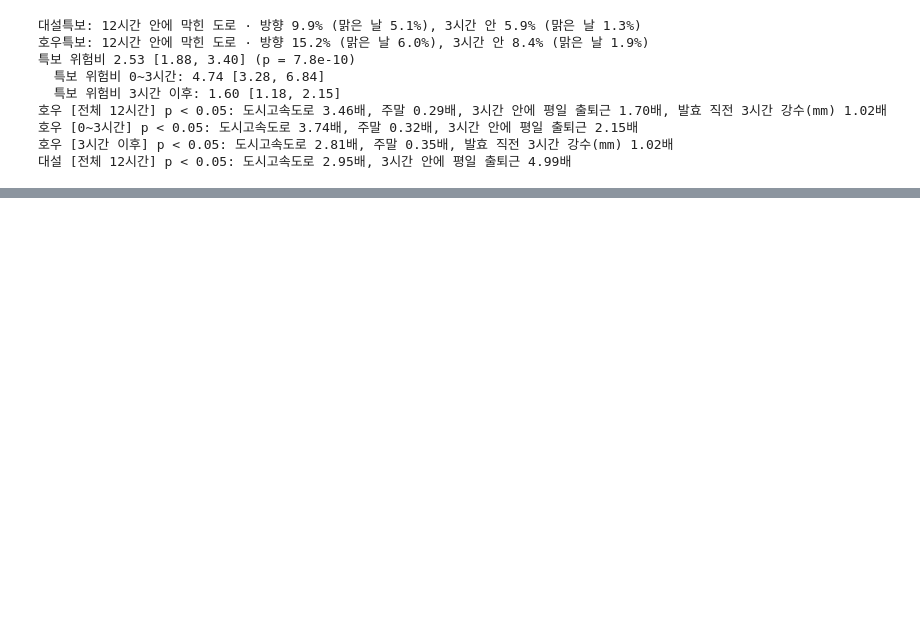
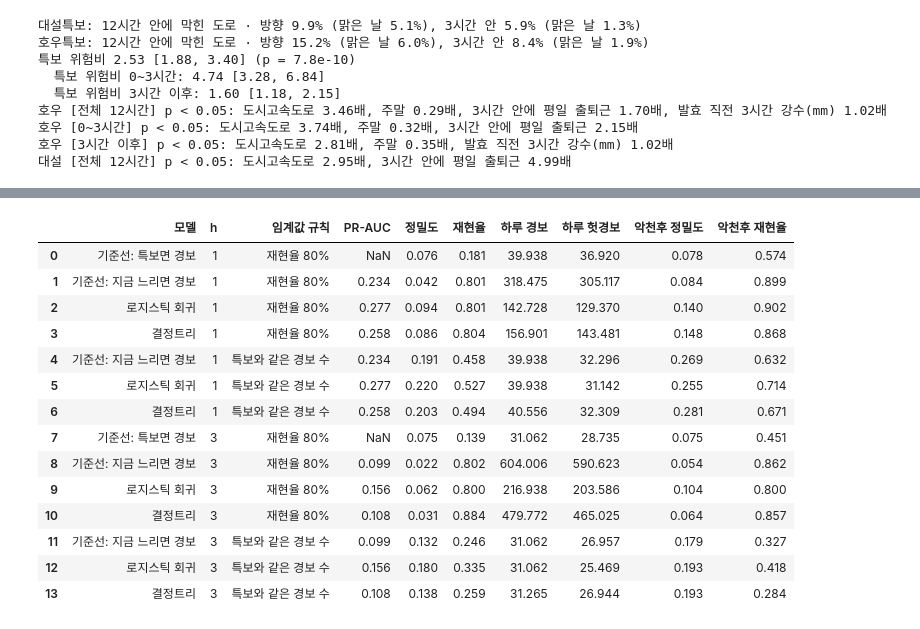
Before and after one commit to data-crawling-6/seoul-weather-traffic, a Jupyter notebook: notebooks/02_analysis/ljh_alert_survival.ipynb, the cells around one changed output, grey strips where cells are left out. Cells and saved outputs as stored; diff of their text form; code cells hidden in the pictures; blank space fills up the shorter version.

```diff
--- a/notebooks/02_analysis/ljh_alert_survival.ipynb
+++ b/notebooks/02_analysis/ljh_alert_survival.ipynb
@@ -394,0 +412,26 @@ print(text)
+# %%
+import subprocess
+RUN_ALERT = False   # True: 경보 모델을 다시 학습한다 (약 3분)
+if RUN_ALERT:
+    subprocess.run([sys.executable, str(ROOT / 'src/analysis/alert_model.py')], check=True)
+am = pd.read_csv(TAB / 'alert_dev_metrics.csv', encoding='utf-8-sig')
+show = ['model', 'horizon', 'rule', 'pr_auc', 'precision', 'recall', 'alerts_per_day', 'false_alarms_per_day', 'bad_precision', 'bad_recall']
+am[show].rename(columns={'model': '모델', 'horizon': 'h', 'rule': '임계값 규칙', 'pr_auc': 'PR-AUC', 'precision': '정밀도', 'recall': '재현율',
+                         'alerts_per_day': '하루 경보', 'false_alarms_per_day': '하루 헛경보',
+                         'bad_precision': '악천후 정밀도', 'bad_recall': '악천후 재현율'}).round(3)
+# %% [output]
+|  | 모델 | h | 임계값 규칙 | PR-AUC | 정밀도 | 재현율 | 하루 경보 | 하루 헛경보 | 악천후 정밀도 | 악천후 재현율 |
+| 0 | 기준선: 특보면 경보 | 1 | 재현율 80% | NaN | 0.076 | 0.181 | 39.938 | 36.920 | 0.078 | 0.574 |
+| 1 | 기준선: 지금 느리면 경보 | 1 | 재현율 80% | 0.234 | 0.042 | 0.801 | 318.475 | 305.117 | 0.084 | 0.899 |
+| 2 | 로지스틱 회귀 | 1 | 재현율 80% | 0.277 | 0.094 | 0.801 | 142.728 | 129.370 | 0.140 | 0.902 |
+| 3 | 결정트리 | 1 | 재현율 80% | 0.258 | 0.086 | 0.804 | 156.901 | 143.481 | 0.148 | 0.868 |
+| 4 | 기준선: 지금 느리면 경보 | 1 | 특보와 같은 경보 수 | 0.234 | 0.191 | 0.458 | 39.938 | 32.296 | 0.269 | 0.632 |
+| 5 | 로지스틱 회귀 | 1 | 특보와 같은 경보 수 | 0.277 | 0.220 | 0.527 | 39.938 | 31.142 | 0.255 | 0.714 |
+| 6 | 결정트리 | 1 | 특보와 같은 경보 수 | 0.258 | 0.203 | 0.494 | 40.556 | 32.309 | 0.281 | 0.671 |
+| 7 | 기준선: 특보면 경보 | 3 | 재현율 80% | NaN | 0.075 | 0.139 | 31.062 | 28.735 | 0.075 | 0.451 |
+| 8 | 기준선: 지금 느리면 경보 | 3 | 재현율 80% | 0.099 | 0.022 | 0.802 | 604.006 | 590.623 | 0.054 | 0.862 |
+| 9 | 로지스틱 회귀 | 3 | 재현율 80% | 0.156 | 0.062 | 0.800 | 216.938 | 203.586 | 0.104 | 0.800 |
+| 10 | 결정트리 | 3 | 재현율 80% | 0.108 | 0.031 | 0.884 | 479.772 | 465.025 | 0.064 | 0.857 |
+| 11 | 기준선: 지금 느리면 경보 | 3 | 특보와 같은 경보 수 | 0.099 | 0.132 | 0.246 | 31.062 | 26.957 | 0.179 | 0.327 |
+| 12 | 로지스틱 회귀 | 3 | 특보와 같은 경보 수 | 0.156 | 0.180 | 0.335 | 31.062 | 25.469 | 0.193 | 0.418 |
+| 13 | 결정트리 | 3 | 특보와 같은 경보 수 | 0.108 | 0.138 | 0.259 | 31.265 | 26.944 | 0.193 | 0.284 |
```
Also changed, not shown: parts of 7 cells of this notebook, 9 other files.
